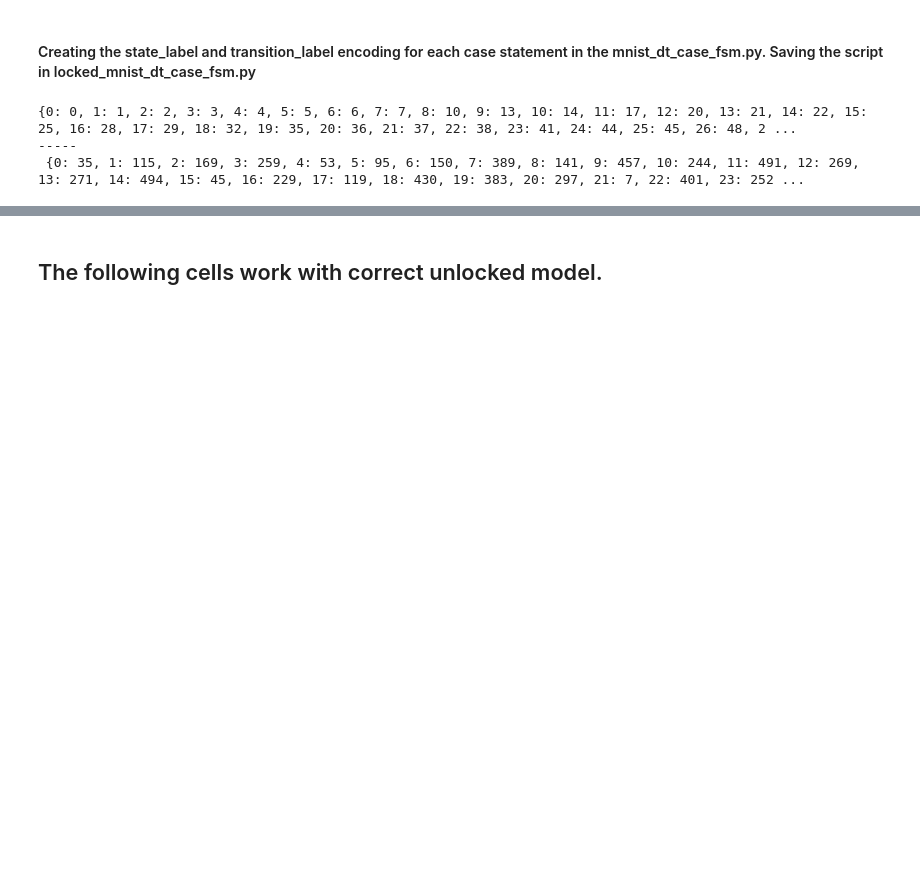
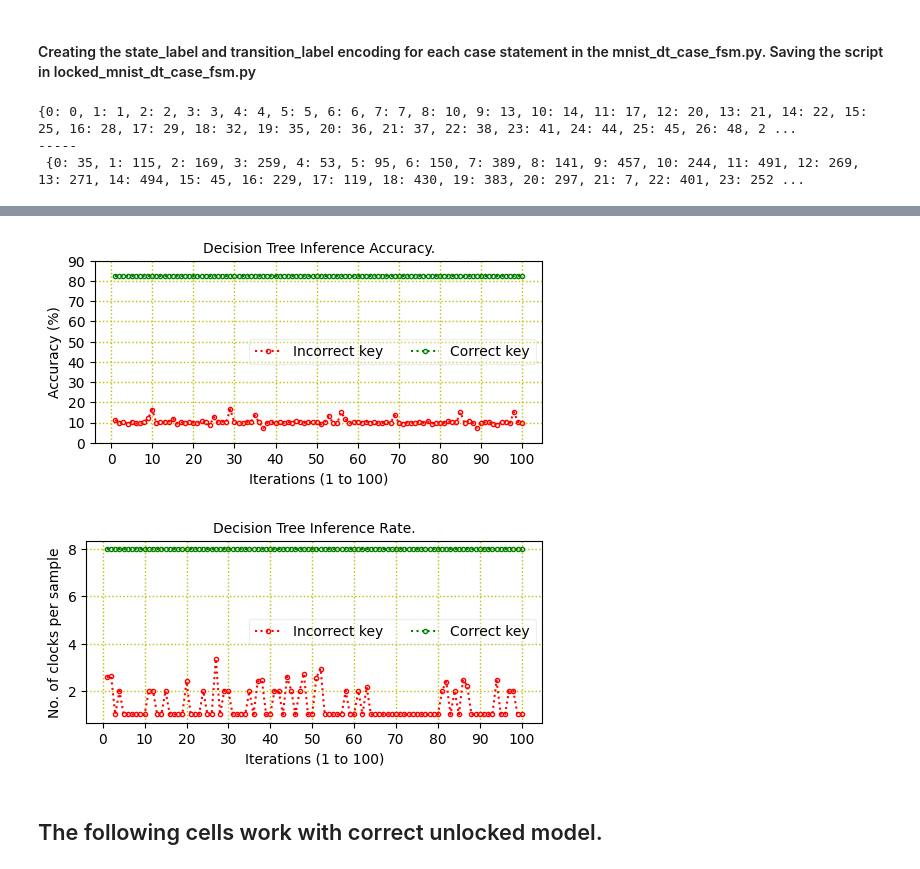
Before and after one commit to rkarn/State-Permutation-Decision-Tree, a Jupyter notebook: State Permutation Decision Tree.ipynb, the cells around one changed output, grey strips where cells are left out. Saved outputs shown, nothing was run; the diff lists cells and outputs as text; code cells hidden in the pictures; blank space fills up the shorter version.

```diff
--- a/State Permutation Decision Tree.ipynb
+++ b/State Permutation Decision Tree.ipynb
@@ -579,3 +544,39 @@ plt.savefig('DT_Inference_rate_wrongkey.pdf')
+# %%
+import matplotlib.pyplot as plt
+import numpy as np
+
+c=['r','g','b','c','m']
+m=['s','o','v','^','.']
+fig, ax = plt.subplots(1,1,figsize=(5,2.5))
+ax.plot(np.arange(1,len(Accuracy_history)+1), [i*100 for i in Accuracy_history], linestyle=':', marker = '.' , color = c[0], fillstyle='none', label='Incorrect key')
+ax.plot(np.arange(1,len(Accuracy_history)+1), [correct_KEY_accuracy * 100] * len(Accuracy_history), linestyle=':', marker = '.' , color = c[1], fillstyle='none', label='Correct key')
+ax.grid(color='y', linestyle=':', linewidth=1)
+ax.set_title(f'Decision Tree Inference Accuracy.', fontsize=10)
+ax.set_yticks([0, 10, 20, 30, 40, 50, 60, 70, 80, 90])
+ax.set_ylabel('Accuracy (%)')
+ax.legend(ncol=2, framealpha=0.3, fontsize = 10)
+ax.set_xlabel('Iterations (1 to 100)', fontsize=10)
+ax.set_xticks(np.arange(0,101,10))
+ax.xaxis.set_tick_params(labelbottom=True)
+fig.tight_layout(pad=0.2)
+plt.savefig('DT_Accuracy_wrongkey.pdf')
+
+fig, ax = plt.subplots(1,1,figsize=(5,2.5))
+ax.plot(np.arange(1,len(Num_clock_history)+1), [i/10000 for i in Num_clock_history], linestyle=':', marker = '.' , color = c[0], fillstyle='none', label='Incorrect key')
+ax.plot(np.arange(1,len(Num_clock_history)+1), [correct_KEY_clock/10000] * len(Num_clock_history), linestyle=':', marker = '.' , color = c[1], fillstyle='none', label='Correct key')
+ax.grid(color='y', linestyle=':', linewidth=1)
+ax.set_title(f'Decision Tree Inference Rate.', fontsize=10)
+#ax.set_yticks([0, 10, 20, 30, 40, 50, 60, 70, 80, 90])
+ax.set_ylabel('No. of clocks per sample')
+ax.legend(ncol=2, framealpha=0.3, fontsize = 10)
+ax.set_xlabel('Iterations (1 to 100)', fontsize=10)
+ax.set_xticks(np.arange(0,101,10))
+ax.xaxis.set_tick_params(labelbottom=True)
+fig.tight_layout(pad=0.2)
+plt.savefig('DT_Inference_rate_wrongkey.pdf')
+# %% [output]
+[figure, added]
+[figure, added]
 # %% [markdown]
 ## The following cells work with correct unlocked model.
 # %% [markdown]
```
Also changed, not shown: parts of 39 cells of this notebook.
